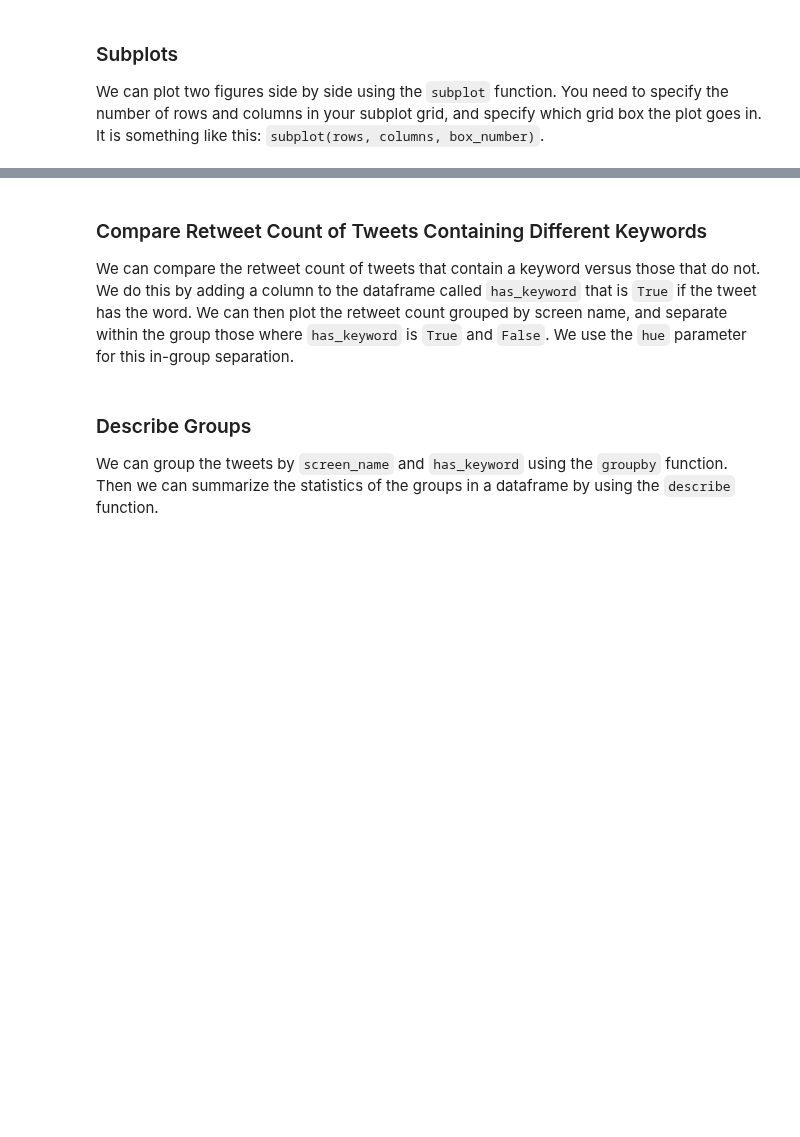
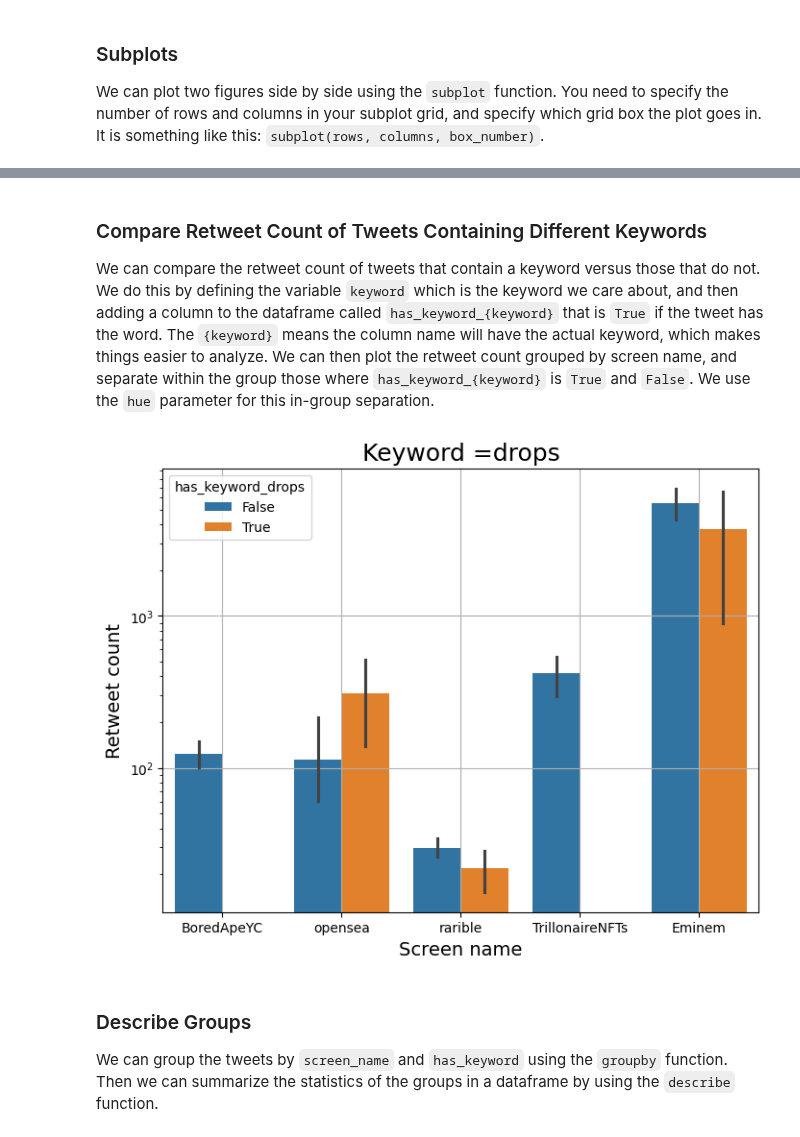
Before and after one commit to zlisto/social_media_analytics, a Jupyter notebook: Lecture02_BasicSocialMediaDataAnalysis.ipynb, the cells around one changed output, grey strips where cells are left out. Drawn from its saved outputs; the diff is of its cells as text; code cells hidden in the pictures; blank space fills up the shorter version.

```diff
--- a/Lecture02_BasicSocialMediaDataAnalysis.ipynb
+++ b/Lecture02_BasicSocialMediaDataAnalysis.ipynb
@@ -156,8 +246,6 @@ The tweets are in the same database in a table called `"user_tweets"`.  We can l
 # %%
-#filename of database
-fname_db = 'data/lecture_02'
-
-df_ut = DB.fetch(table_name = 'user_tweets', path = fname_db)
-
+#filename of csv file
+fname = 'data/lecture_02_usertweets.csv'
+df_ut = pd.read_csv(fname)
 print(f"We have {len(df_ut)} user tweets")
 df_ut.sample(n=5)
@@ -216,21 +324,23 @@ plt.show()
 # %% [markdown]
 ### Compare Retweet Count of Tweets Containing Different Keywords
 
-We can compare the retweet count of tweets that contain a keyword versus those that do not.  We do this by adding a column to the dataframe called `has_keyword` that is `True` if the tweet has the word.  We can then plot the retweet count grouped by screen name, and separate within the group those where `has_keyword` is `True` and `False`.  We use the `hue` parameter for this in-group separation.
+We can compare the retweet count of tweets that contain a keyword versus those that do not.  We do this by defining the variable `keyword` which is the keyword we care about, and then adding a column to the dataframe called `has_keyword_{keyword}` that is `True` if the tweet has the word.  The `{keyword}` means the column name will have the actual keyword, which makes things easier to analyze.  We can then plot the retweet count grouped by screen name, and separate within the group those where `has_keyword_{keyword}` is `True` and `False`.  We use the `hue` parameter for this in-group separation.
 # %%
 keyword = 'drops'
-
-df_ut['has_keyword'] = df_ut.text.str.contains(keyword, case = False)
+ind = df_ut.text.str.contains(keyword, case = False)
+df_ut[f'has_keyword_{keyword}'] = ind
 
 fig = plt.figure(figsize = (8,6))
 sns.barplot(data = df_ut, x = 'screen_name', y = 'retweet_count',
-                hue = 'has_keyword')
+                hue = f'has_keyword_{keyword}')
 plt.xlabel('Screen name',fontsize  = 14)
 plt.ylabel('Retweet count',fontsize  = 14)
 plt.title(f"Keyword ={keyword}",fontsize = 18)
 plt.yscale('log')
 plt.grid()
 plt.show()
+# %% [output]
+[figure, added]
 # %% [markdown]
 ### Describe Groups
 
```
Also changed, not shown: parts of 29 cells of this notebook.
